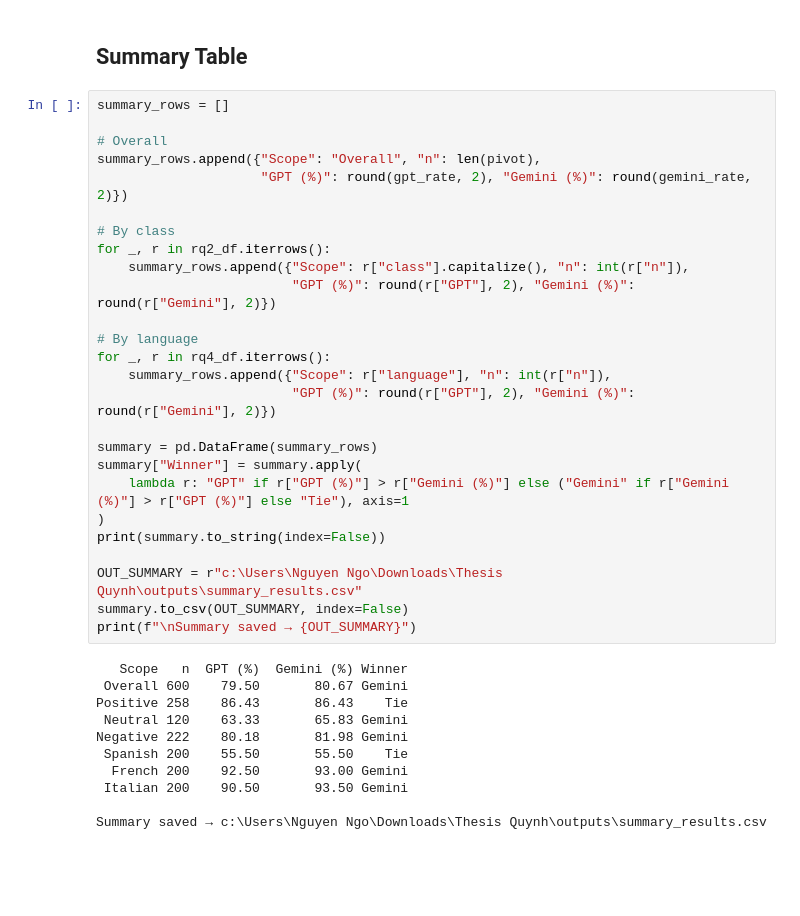
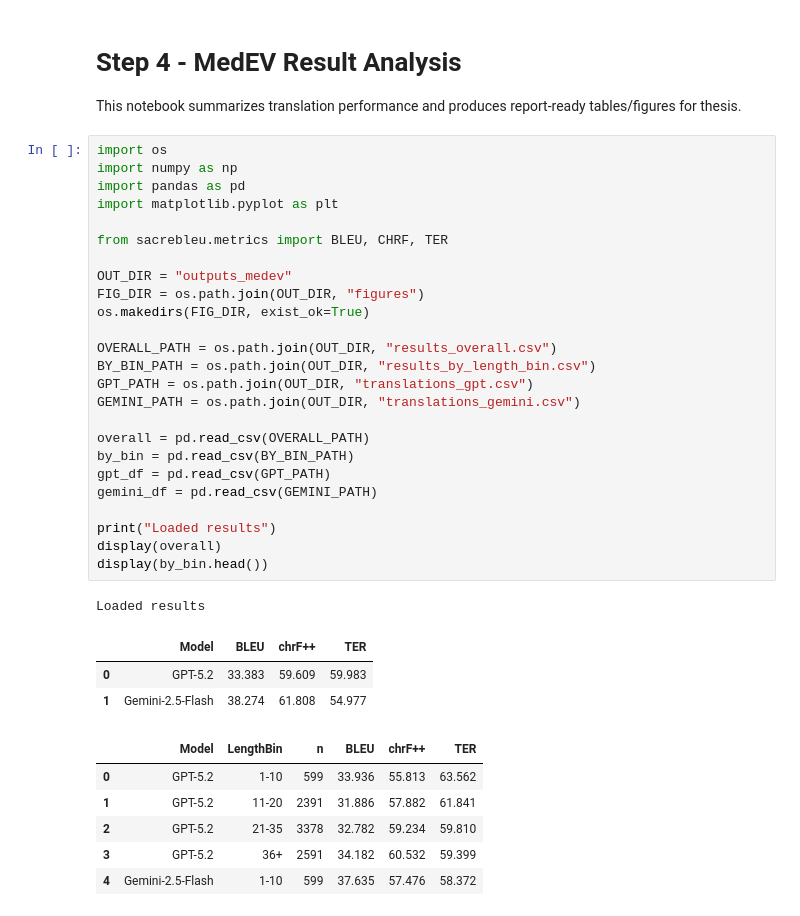
Before and after one commit to dApY3112/Sentiment-Comparison, a Jupyter notebook: 04_analysis.ipynb, the cells around one changed output. Drawn from its saved outputs; the diff is of its cells as text; blank space fills up the shorter version.

```diff
--- a/04_analysis.ipynb
+++ b/04_analysis.ipynb
@@ -309,39 +1,40 @@ Chi-square tests per language (GPT vs Gemini match rates):
-# %% [markdown]
-## Summary Table
-# %%
-summary_rows = []
-
-# Overall
-summary_rows.append({"Scope": "Overall", "n": len(pivot),
-                     "GPT (%)": round(gpt_rate, 2), "Gemini (%)": round(gemini_rate, 2)})
-
-# By class
-for _, r in rq2_df.iterrows():
-    summary_rows.append({"Scope": r["class"].capitalize(), "n": int(r["n"]),
-                         "GPT (%)": round(r["GPT"], 2), "Gemini (%)": round(r["Gemini"], 2)})
-
-# By language
-for _, r in rq4_df.iterrows():
-    summary_rows.append({"Scope": r["language"], "n": int(r["n"]),
-                         "GPT (%)": round(r["GPT"], 2), "Gemini (%)": round(r["Gemini"], 2)})
-
-summary = pd.DataFrame(summary_rows)
-summary["Winner"] = summary.apply(
-    lambda r: "GPT" if r["GPT (%)"] > r["Gemini (%)"] else ("Gemini" if r["Gemini (%)"] > r["GPT (%)"] else "Tie"), axis=1
-)
-print(summary.to_string(index=False))
-
-OUT_SUMMARY = r"c:\Users\Nguyen Ngo\Downloads\Thesis Quynh\outputs\summary_results.csv"
-summary.to_csv(OUT_SUMMARY, index=False)
-print(f"\nSummary saved → {OUT_SUMMARY}")
-# %% [output]
-   Scope   n  GPT (%)  Gemini (%) Winner
- Overall 600    79.50       80.67 Gemini
-Positive 258    86.43       86.43    Tie
- Neutral 120    63.33       65.83 Gemini
-Negative 222    80.18       81.98 Gemini
- Spanish 200    55.50       55.50    Tie
-  French 200    92.50       93.00 Gemini
- Italian 200    90.50       93.50 Gemini
-
-Summary saved → c:\Users\Nguyen Ngo\Downloads\Thesis Quynh\outputs\summary_results.csv
+# %% [markdown]
+# Step 4 - MedEV Result Analysis
+
+This notebook summarizes translation performance and produces report-ready tables/figures for thesis.
+# %%
+import os
+import numpy as np
+import pandas as pd
+import matplotlib.pyplot as plt
+
+from sacrebleu.metrics import BLEU, CHRF, TER
+
+OUT_DIR = "outputs_medev"
+FIG_DIR = os.path.join(OUT_DIR, "figures")
+os.makedirs(FIG_DIR, exist_ok=True)
+
+OVERALL_PATH = os.path.join(OUT_DIR, "results_overall.csv")
+BY_BIN_PATH = os.path.join(OUT_DIR, "results_by_length_bin.csv")
+GPT_PATH = os.path.join(OUT_DIR, "translations_gpt.csv")
+GEMINI_PATH = os.path.join(OUT_DIR, "translations_gemini.csv")
+
+overall = pd.read_csv(OVERALL_PATH)
+by_bin = pd.read_csv(BY_BIN_PATH)
+gpt_df = pd.read_csv(GPT_PATH)
+gemini_df = pd.read_csv(GEMINI_PATH)
+
+print("Loaded results")
+display(overall)
+display(by_bin.head())
+# %% [output]
+Loaded results
+|  | Model | BLEU | chrF++ | TER |
+| 0 | GPT-5.2 | 33.383 | 59.609 | 59.983 |
+| 1 | Gemini-2.5-Flash | 38.274 | 61.808 | 54.977 |
+|  | Model | LengthBin | n | BLEU | chrF++ | TER |
+| 0 | GPT-5.2 | 1-10 | 599 | 33.936 | 55.813 | 63.562 |
+| 1 | GPT-5.2 | 11-20 | 2391 | 31.886 | 57.882 | 61.841 |
+| 2 | GPT-5.2 | 21-35 | 3378 | 32.782 | 59.234 | 59.810 |
+| 3 | GPT-5.2 | 36+ | 2591 | 34.182 | 60.532 | 59.399 |
+| 4 | Gemini-2.5-Flash | 1-10 | 599 | 37.635 | 57.476 | 58.372 |
```
Also changed, not shown: parts of 18 cells of this notebook, 4 other files.
